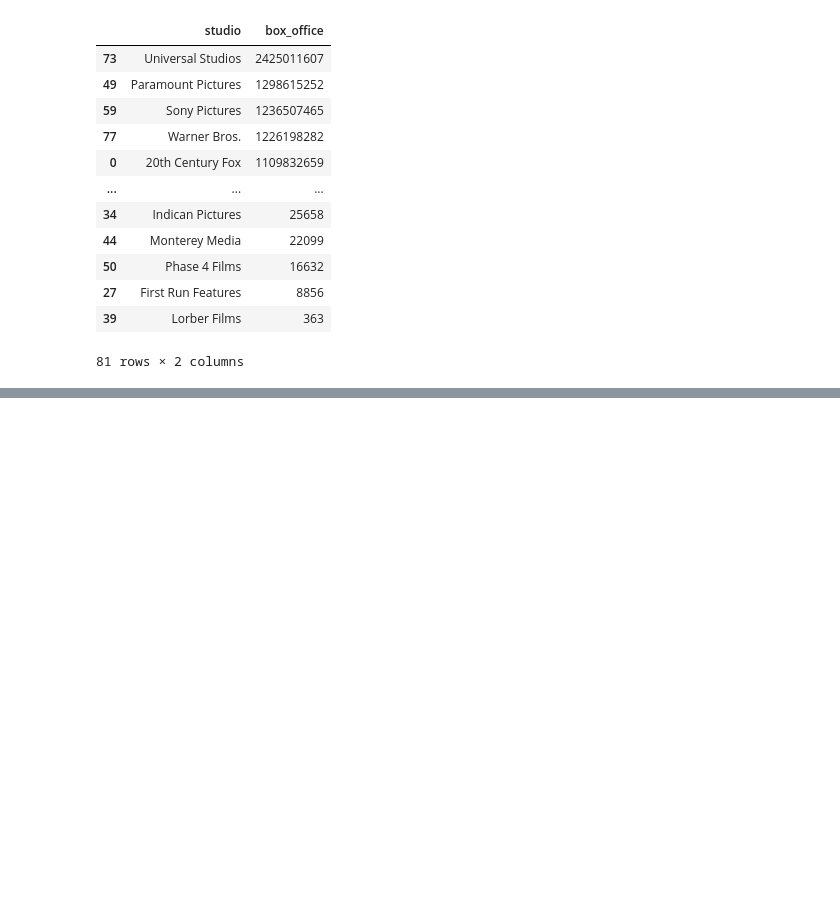
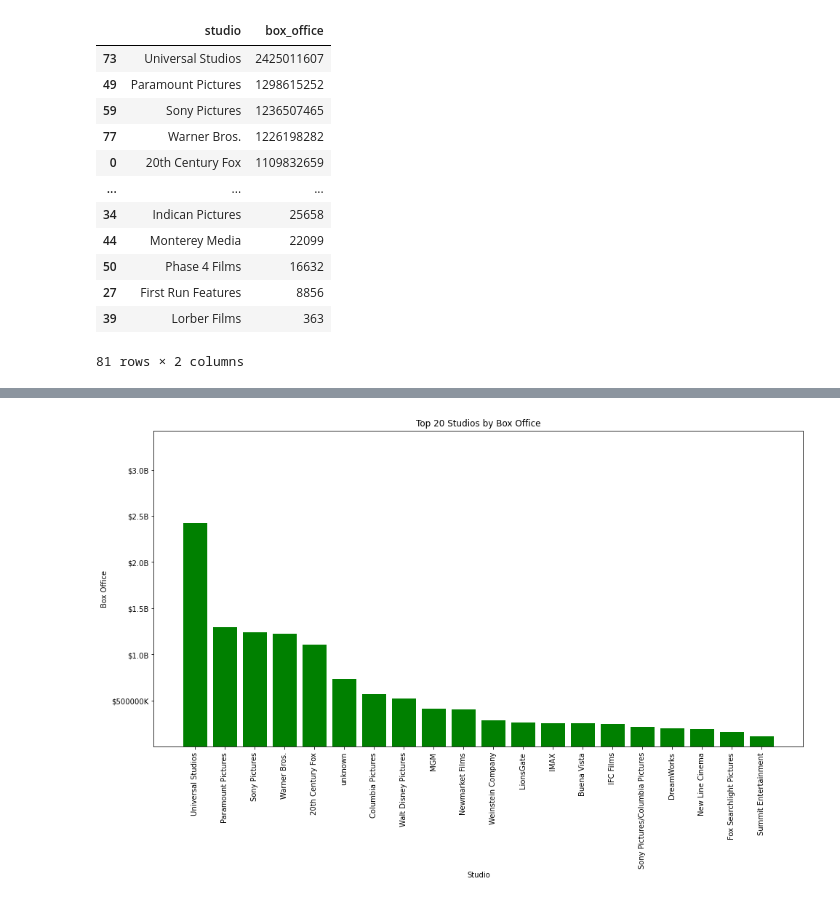
Before and after one commit to reboyce/Gilbert-Team-Repo, a Jupyter notebook: Notebooks/Telma's Notebook.ipynb, the cells around one changed output, grey strips where cells are left out. Drawn from its saved outputs; the diff is of its cells as text; code cells hidden in the pictures; blank space fills up the shorter version.

```diff
--- a/Notebooks/Telma's Notebook.ipynb
+++ b/Notebooks/Telma's Notebook.ipynb
@@ -396,0 +345,23 @@ Genre by Box Office
+# %%
+fig, ax = plt.subplots(figsize=(16, 8))
+
+# Graph X vs height as a bar graph
+x = clean_df["studio"]
+y = clean_df["box_office"]
+ax.bar(x, y, color = "green")
+
+# Set title
+ax.set_title("Top 20 Studios by Box Office")
+
+# Set labels for X and Y axes
+ax.set_xlabel("Studio")
+ax.set_ylabel("Box Office")
+
+ax.set_ylim(10000,limit)
+
+
+ax.yaxis.set_major_formatter(currency)
+
+ax.set_xticklabels(labels=x,rotation=90);
+# %% [output]
+[figure, added]
```
Also changed, not shown: parts of 32 cells of this notebook.
